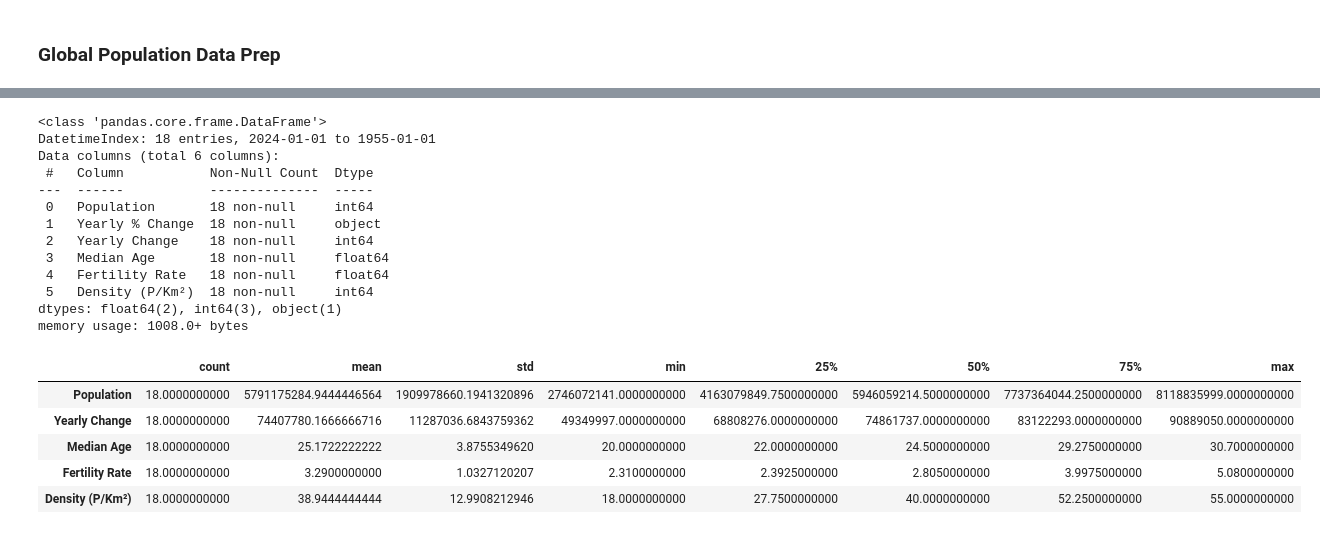
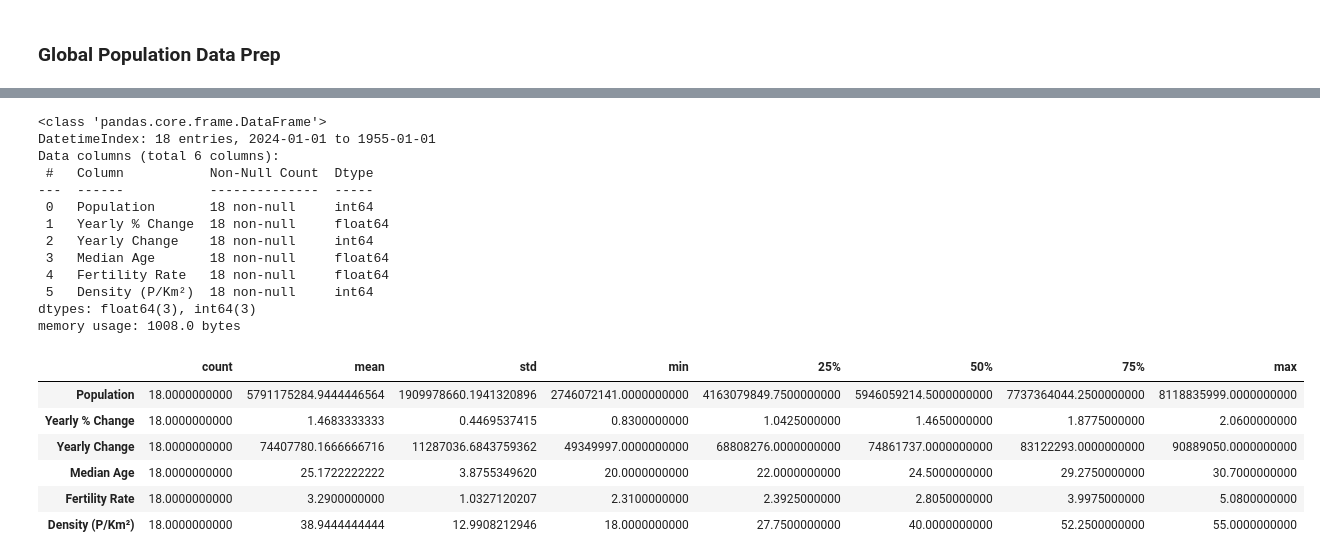
Before and after one commit to WulfNovak/time_series_model_comparison, a Jupyter notebook: data_preparation.ipynb, the cells around one changed output, grey strips where cells are left out. Saved outputs shown, nothing was run; the diff lists cells and outputs as text; code cells hidden in the pictures.

```diff
--- a/data_preparation.ipynb
+++ b/data_preparation.ipynb
@@ -97,6 +97,7 @@ glob_pop = pd.read_csv('./datasets/world_population_data_1955-2024.csv', index_c
 glob_pop['Population'] = glob_pop['Population'].str.replace(',', '')
 glob_pop['Population'] = pd.to_numeric(glob_pop['Population'])
 glob_pop['Yearly % Change'] = glob_pop['Yearly % Change'].str.replace('%', '')
+glob_pop['Yearly % Change'] = pd.to_numeric(glob_pop['Yearly % Change'])
 glob_pop['Yearly Change'] = glob_pop['Yearly Change'].str.replace(',', '')
 glob_pop['Yearly Change'] = pd.to_numeric(glob_pop['Yearly Change'])
 # glob_pop = general_scale(glob_pop)
@@ -115,18 +116,19 @@ glob_pop.describe().transpose()
 <class 'pandas.core.frame.DataFrame'>
 DatetimeIndex: 18 entries, 2024-01-01 to 1955-01-01
 Data columns (total 6 columns):
  #   Column           Non-Null Count  Dtype
 ---  ------           --------------  -----
  0   Population       18 non-null     int64
- 1   Yearly % Change  18 non-null     object
+ 1   Yearly % Change  18 non-null     float64
  2   Yearly Change    18 non-null     int64
  3   Median Age       18 non-null     float64
  4   Fertility Rate   18 non-null     float64
  5   Density (P/Km²)  18 non-null     int64
-dtypes: float64(2), int64(3), object(1)
-memory usage: 1008.0+ bytes
+dtypes: float64(3), int64(3)
+memory usage: 1008.0 bytes
 |  | count | mean | std | min | 25% | 50% | 75% | max |
 | Population | 18.0000000000 | 5791175284.9444446564 | 1909978660.1941320896 | 2746072141.0000000000 | 4163079849.7500000000 | 5946059214.5000000000 | 7737364044.2500000000 | 8118835999.0000000000 |
+| Yearly % Change | 18.0000000000 | 1.4683333333 | 0.4469537415 | 0.8300000000 | 1.0425000000 | 1.4650000000 | 1.8775000000 | 2.0600000000 |
 | Yearly Change | 18.0000000000 | 74407780.1666666716 | 11287036.6843759362 | 49349997.0000000000 | 68808276.0000000000 | 74861737.0000000000 | 83122293.0000000000 | 90889050.0000000000 |
 | Median Age | 18.0000000000 | 25.1722222222 | 3.8755349620 | 20.0000000000 | 22.0000000000 | 24.5000000000 | 29.2750000000 | 30.7000000000 |
 | Fertility Rate | 18.0000000000 | 3.2900000000 | 1.0327120207 | 2.3100000000 | 2.3925000000 | 2.8050000000 | 3.9975000000 | 5.0800000000 |
```
Also changed, not shown: parts of 3 cells of this notebook.
